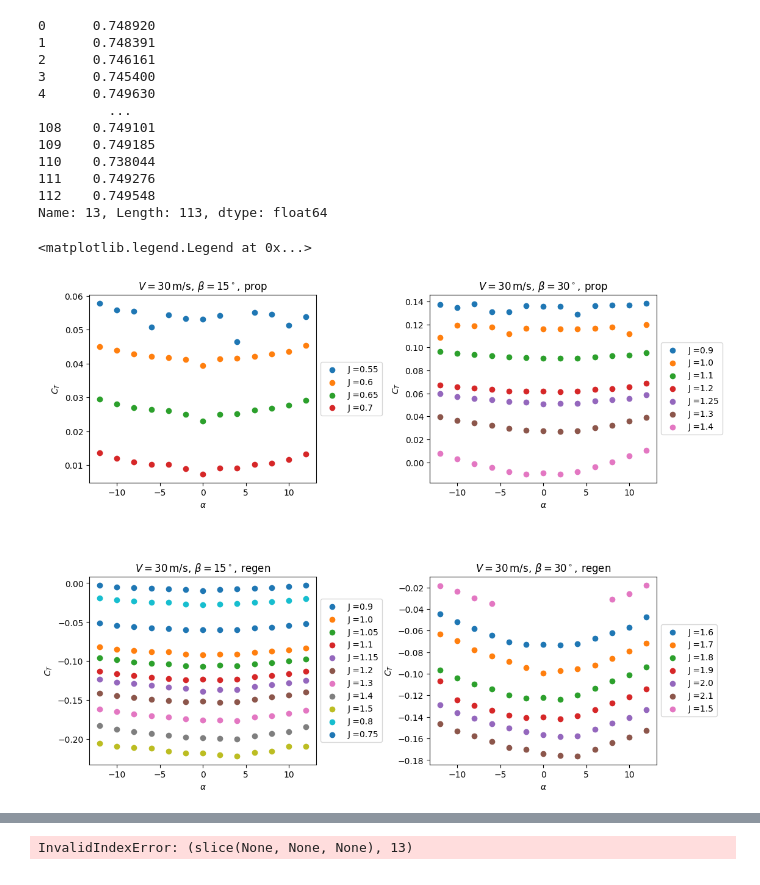
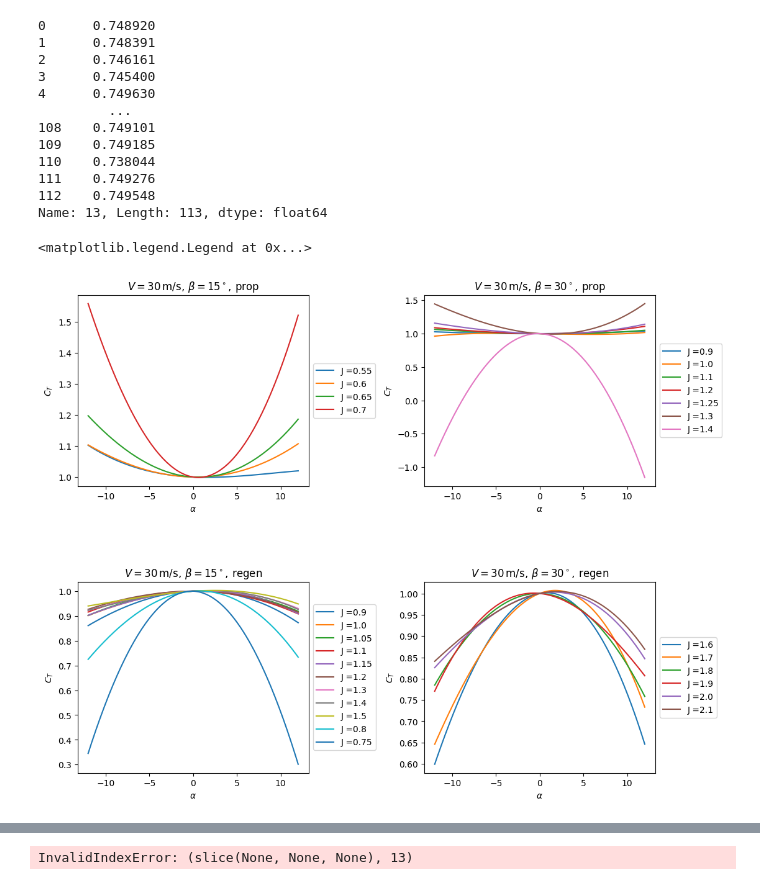
Before and after one commit to jaspermatthe/AE2224-I, a Jupyter notebook: Version 2/AOA as x.ipynb, the cells around one changed output, grey strips where cells are left out. Drawn from its saved outputs; the diff is of its cells as text; code cells hidden in the pictures.

```diff
--- a/Version 2/AOA as x.ipynb
+++ b/Version 2/AOA as x.ipynb
@@ -278,7 +278,7 @@ new_J_arrays_prop_V30_beta30 = np.delete(new_J_arrays_prop_V30_beta30, 6)
 new_J_arrays_regen_V30_beta15 = np.delete(new_J_arrays_regen_V30_beta15, 6)
 
 # delete J = 1.45, 1.5, 1.85 and 1.9 from regen beta 30
-new_J_arrays_regen_V30_beta30 = np.delete(new_J_arrays_regen_V30_beta30, [0,-1,1,5,7])
+new_J_arrays_regen_V30_beta30 = np.delete(new_J_arrays_regen_V30_beta30, [0,-1,-2, 1,5,7])
 # %%
 polynomial_order = 3
 # create 2x2 subplots
@@ -297,12 +297,12 @@ for i in range(len(new_J_arrays_prop_V30_beta15)):
 
     J_label = str(round(J_value,2))
     alpha = new_J_arrays_prop_V30_beta15[i].index.get_level_values(1)
-    axs[0, 0].scatter(alpha, C_T, label='J =' + J_label)
-    # coeffs = np.polyfit(alpha, C_T, polynomial_order)
-    # curve = np.poly1d(coeffs)
-    # CT0 = curve(0)
-    # x_new = np.linspace(alpha.min(), alpha.max(), 100)
-    # axs[0, 0].plot(x_new, curve(x_new)/CT0, label='J =' + J_label)
+    # axs[0, 0].scatter(alpha, C_T, label='J =' + J_label)
+    coeffs = np.polyfit(alpha, C_T, polynomial_order)
+    curve = np.poly1d(coeffs)
+    CT0 = curve(0)
+    x_new = np.linspace(alpha.min(), alpha.max(), 100)
+    axs[0, 0].plot(x_new, curve(x_new)/CT0, label='J =' + J_label)
 
 axs[0, 0].set_xlabel(r'$\alpha$')
 axs[0, 0].set_ylabel(r'$C_T$')
@@ -322,12 +322,12 @@ for i in range(len(new_J_arrays_prop_V30_beta30)):
 
     J_label = str(round(J_value,2))
     alpha = new_J_arrays_prop_V30_beta30[i].index.get_level_values(1)
-    axs[0, 1].scatter(alpha, C_T, label='J =' + J_label)
-    # coeffs = np.polyfit(alpha, C_T, polynomial_order)
-    # curve = np.poly1d(coeffs)
-    # CT0 = curve(0)
-    # x_new = np.linspace(alpha.min(), alpha.max(), 100)
-    # axs[0, 1].plot(x_new, curve(x_new)/CT0, label='J =' + J_label)
+    # axs[0, 1].scatter(alpha, C_T, label='J =' + J_label)
+    coeffs = np.polyfit(alpha, C_T, polynomial_order)
+    curve = np.poly1d(coeffs)
+    CT0 = curve(0)
+    x_new = np.linspace(alpha.min(), alpha.max(), 100)
+    axs[0, 1].plot(x_new, curve(x_new)/CT0, label='J =' + J_label)
 
 axs[0, 1].set_xlabel(r'$\alpha$')
 axs[0, 1].set_ylabel(r'$C_T$')
@@ -346,46 +346,46 @@ for i in range(len(new_J_arrays_regen_V30_beta15)):
     # C_T_ratio = C_T / C_T0
 
     J_label = str(round(J_value,2))
     alpha = new_J_arrays_regen_V30_beta15[i].index.get_level_values(1)
-    axs[1, 0].scatter(alpha, C_T, label='J =' + J_label)
-    # coeffs = np.polyfit(alpha, C_T, polynomial_order)
-    # curve = np.poly1d(coeffs)
-    # CT0 = curve(0)
-    # x_new = np.linspace(alpha.min(), alpha.max(), 100)
-    # axs[1, 0].plot(x_new, curve(x_new)/CT0, label='J =' + J_label)
+    # axs[1, 0].scatter(alpha, C_T, label='J =' + J_label)
+    coeffs = np.polyfit(alpha, C_T, polynomial_order)
+    curve = np.poly1d(coeffs)
+    CT0 = curve(0)
+    x_new = np.linspace(alpha.min(), alpha.max(), 100)
+    axs[1, 0].plot(x_new, curve(x_new)/CT0, label='J =' + J_label)
 
 axs[1, 0].set_xlabel(r'$\alpha$')
 axs[1, 0].set_ylabel(r'$C_T$')
 # # axs[1, 0].set_ylim([-1.3, 0.4])
 axs[1, 0].legend(loc='center left', bbox_to_anchor=(1, 0.5))
 
 # plot C_T vs alpha for each J regen V30 beta 30
 axs[1, 1].set_title(r'$V = 30 \, \mathrm{m/s}, \, \beta = 30^\circ, \, \mathrm{regen}$')
 for i in range(len(new_J_arrays_regen_V30_beta30)):
     C_T_index = new_J_arrays_regen_V30_beta30[i].shape[1] - 1
     C_P_index = new_J_arrays_regen_V30_beta30[i].shape[1]
     EFF_index = new_J_arrays_regen_V30_beta30[i].shape[1] + 1
     J_value = new_J_arrays_regen_V30_beta30[i].index.get_level_values(0)[0]
     C_T = new_J_arrays_regen_V30_beta30[i][C_T_index]
     # C_T0 = new_J_arrays_regen_V30_beta30[i].loc[(J_value, 0.0), C_T_index]
     # C_T_ratio = C_T / C_T0
 
     J_label = str(round(J_value,2))
     alpha = new_J_arrays_regen_V30_beta30[i].index.get_level_values(1)
-    axs[1, 1].scatter(alpha, C_T, label='J =' + J_label)
-    # coeffs = np.polyfit(alpha, C_T, polynomial_order)
-    # curve = np.poly1d(coeffs)
-    # CT0 = curve(0)
-    # x_new = np.linspace(alpha.min(), alpha.max(), 100)
-    # axs[1, 1].plot(x_new, curve(x_new)/CT0, label='J =' + J_label)
+    # axs[1, 1].scatter(alpha, C_T, label='J =' + J_label)
+    coeffs = np.polyfit(alpha, C_T, polynomial_order)
+    curve = np.poly1d(coeffs)
+    CT0 = curve(0)
+    x_new = np.linspace(alpha.min(), alpha.max(), 100)
+    axs[1, 1].plot(x_new, curve(x_new)/CT0, label='J =' + J_label)
 
 axs[1, 1].set_xlabel(r'$\alpha$')
 axs[1, 1].set_ylabel(r'$C_T$')
 # # axs[1, 1].set_ylim([-1.3, 0.4])
 axs[1, 1].legend(loc='center left', bbox_to_anchor=(1, 0.5))
 # %% [output]
 <matplotlib.legend.Legend at 0x...>
-[figure, old version]
+[figure, new version]
 # %%
 polynomial_order = 1
 # create 2x2 subplots
```
Also changed, not shown: parts of 1 cell of this notebook.
